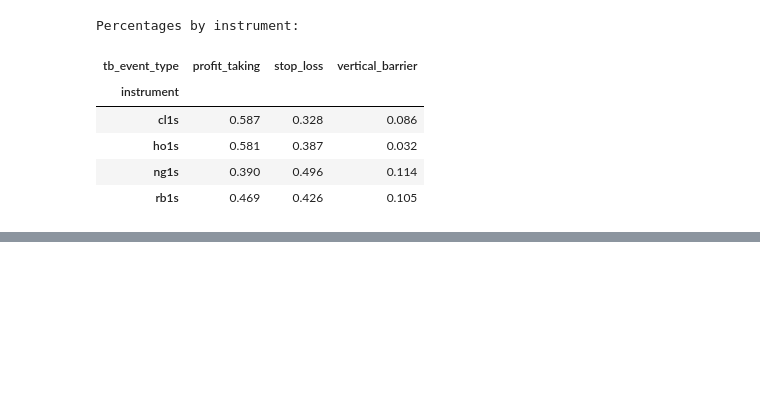
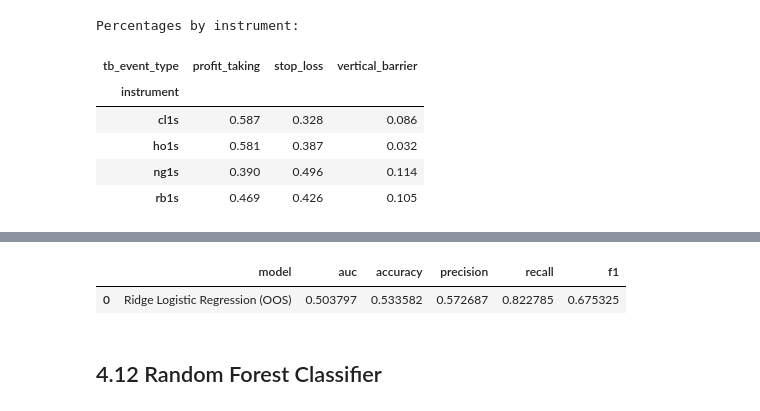
Before and after one commit to garancedvn/Systematic-Trading, a Jupyter notebook: coursework.ipynb, the cells around one changed output, grey strips where cells are left out. Drawn from its saved outputs; the diff is of its cells as text; code cells hidden in the pictures; blank space fills up the shorter version.

```diff
--- a/coursework.ipynb
+++ b/coursework.ipynb
@@ -3751,0 +4006,23 @@ Percentages by instrument:
+# %%
+# ============================================================
+# Phase 4.4 — Identify Numerical and Categorical Features
+# ============================================================
+
+categorical_features = [
+    "instrument"
+]
+
+# We keep primary_signal as numerical because it is directional: -1 or +1
+numerical_features = [
+    col for col in feature_cols
+    if col not in categorical_features
+]
+
+print("Number of categorical features:", len(categorical_features))
+print(categorical_features)
+
+print("\nNumber of numerical features:", len(numerical_features))
+display(numerical_features)
+
+print("\nCheck dtypes:")
+display(X_train_val[feature_cols].dtypes)
@@ -3751,0 +4557,26 @@ Percentages by instrument:
+# %%
+# ============================================================
+# Store Ridge OOS Predictions
+# ============================================================
+
+model_comparison = []
+
+ridge_test_proba = ridge_final_model.predict_proba(X_test)[:, 1]
+ridge_test_pred = ridge_final_model.predict(X_test)
+
+model_comparison.append({
+    "model": "Ridge Logistic Regression (OOS)",
+    "auc": roc_auc_score(y_test, ridge_test_proba),
+    "accuracy": accuracy_score(y_test, ridge_test_pred),
+    "precision": precision_score(y_test, ridge_test_pred, zero_division=0),
+    "recall": recall_score(y_test, ridge_test_pred, zero_division=0),
+    "f1": f1_score(y_test, ridge_test_pred, zero_division=0)
+})
+
+model_comparison_df = pd.DataFrame(model_comparison)
+display(model_comparison_df)
+# %% [output]
+|  | model | auc | accuracy | precision | recall | f1 |
+| 0 | Ridge Logistic Regression (OOS) | 0.503797 | 0.533582 | 0.572687 | 0.822785 | 0.675325 |
+# %% [markdown]
+## 4.12 Random Forest Classifier
```
Also changed, not shown: parts of 37 cells of this notebook.
